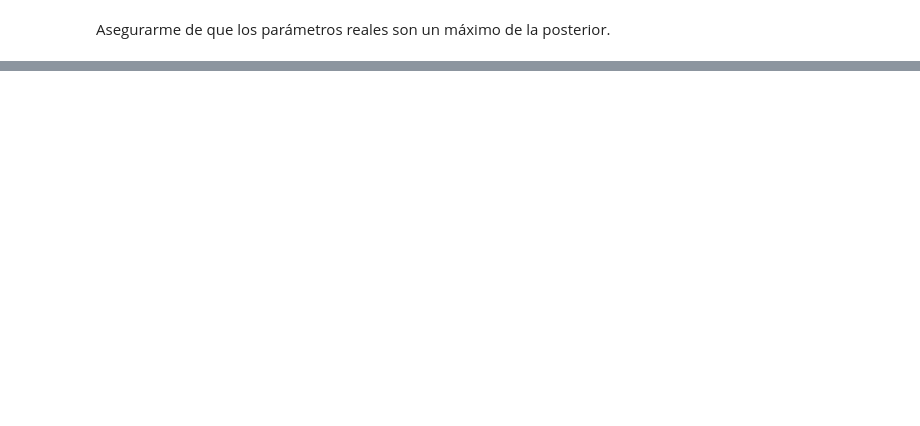
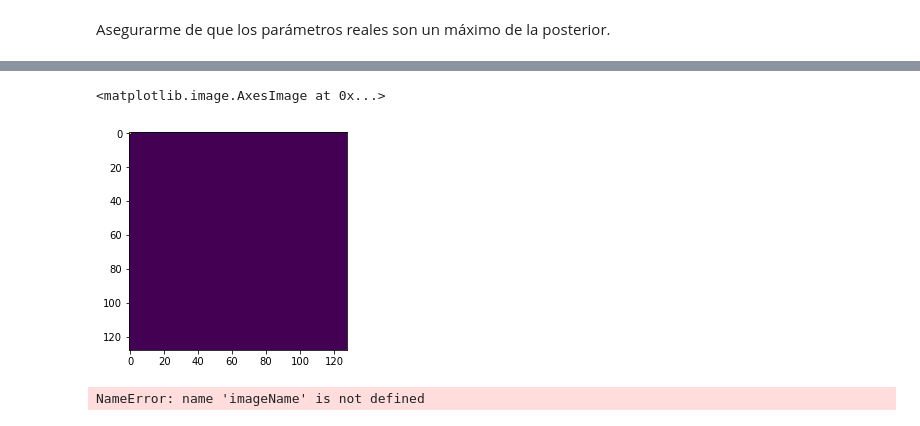
Before and after one commit to lerkoah/BayesianInterferometryIDS, a Jupyter notebook: src/anisotripic-model.ipynb, the cells around one changed output, grey strips where cells are left out. Drawn from its saved outputs; the diff is of its cells as text; code cells hidden in the pictures; blank space fills up the shorter version.

```diff
--- a/src/anisotripic-model.ipynb
+++ b/src/anisotripic-model.ipynb
@@ -376,3 +395,15 @@ plt.title('Original')
+# %%
+plt.imshow(np.log(np.abs(V_reconstructed)+1e-12))
+# %% [output]
+<matplotlib.image.AxesImage at 0x...>
+[figure, added]
+# %%
+import scipy.misc
+# scipy.misc.imsave('outfile.jpg', image_array)
+scipy.misc.imsave('{}_reconstruction_{}basis.jpg'.format(imageName,numberOfBasis), Im_reconstructed/np.sqrt(2*np.pi))
+scipy.misc.imsave('{}.jpg'.format(imageName), img)
+# %% [output]
+NameError: name 'imageName' is not defined
 # %%
 print(np.sum((Im_reconstructed*np.max(img)/np.max(Im_reconstructed) -  img)**2) )
 # %% [output]
```
Also changed, not shown: parts of 15 cells of this notebook, 13 other files.
